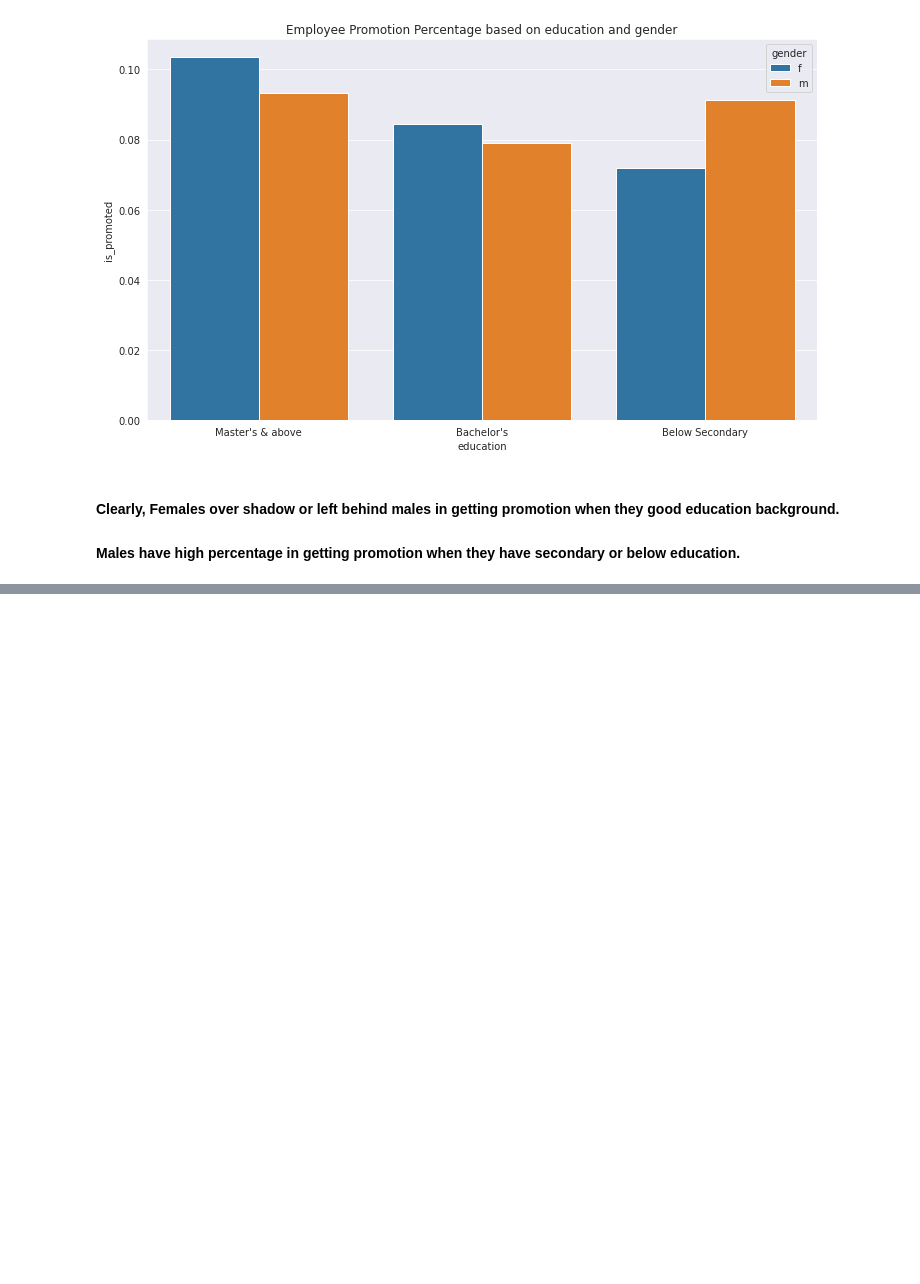
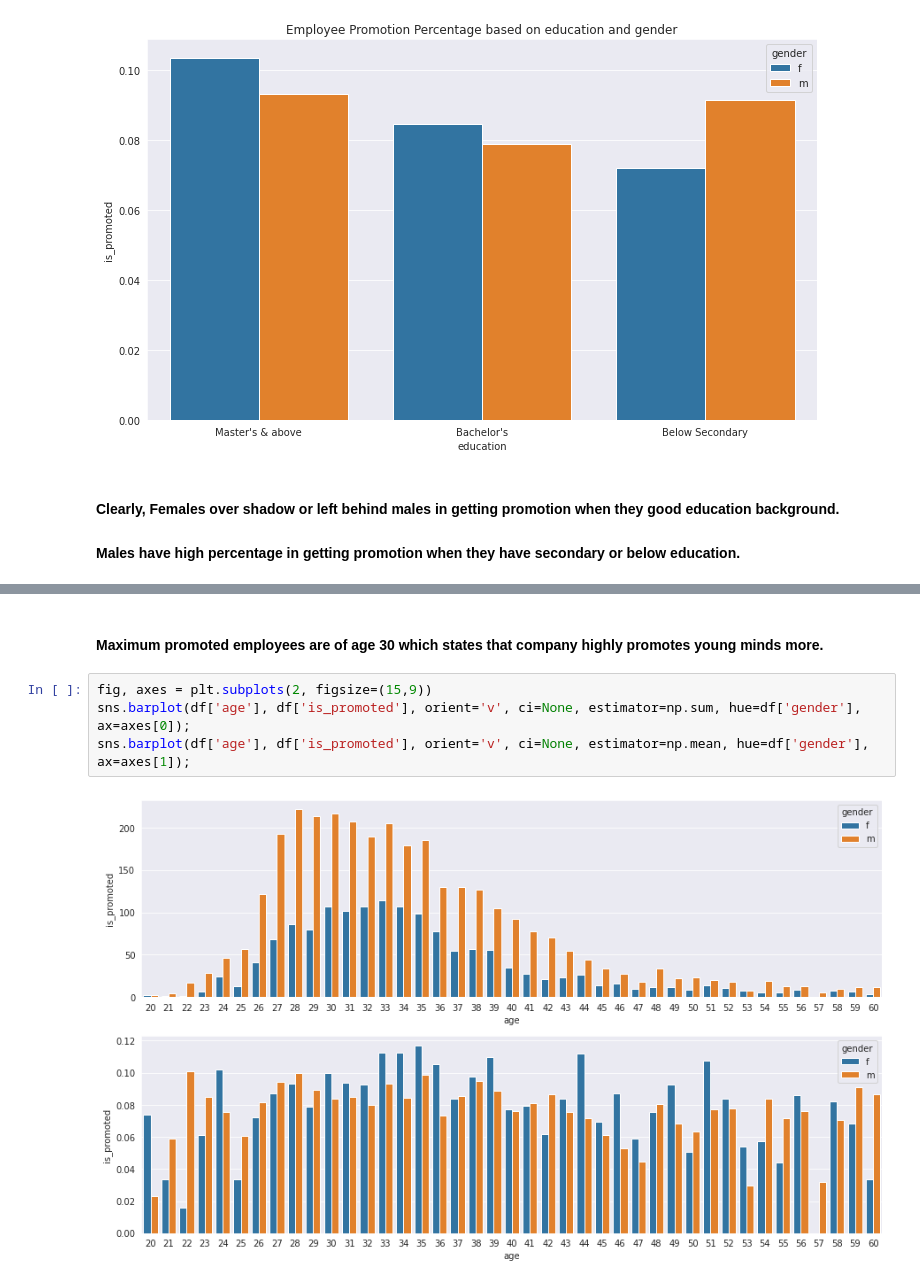
Before and after one commit to Abhishek768/HR-Analytics-Model, a Jupyter notebook: project.ipynb, the cells around one changed output, grey strips where cells are left out. Cells and saved outputs as stored; diff of their text form; blank space fills up the shorter version.

Commit message:
EDA - I | Employee Analysis on the basis of Age

```diff
--- a/project.ipynb
+++ b/project.ipynb
@@ -265,0 +275,8 @@ plt.title('Employee Promotion Percentage based on education and gender');
+# %% [markdown]
+#### Maximum promoted employees are of age 30 which states that company highly promotes young minds more.
+# %%
+fig, axes = plt.subplots(2, figsize=(15,9))
+sns.barplot(df['age'], df['is_promoted'], orient='v', ci=None, estimator=np.sum, hue=df['gender'], ax=axes[0]);
+sns.barplot(df['age'], df['is_promoted'], orient='v', ci=None, estimator=np.mean, hue=df['gender'], ax=axes[1]);
+# %% [output]
+[figure, added]
```
Also changed, not shown: parts of 6 cells of this notebook.
